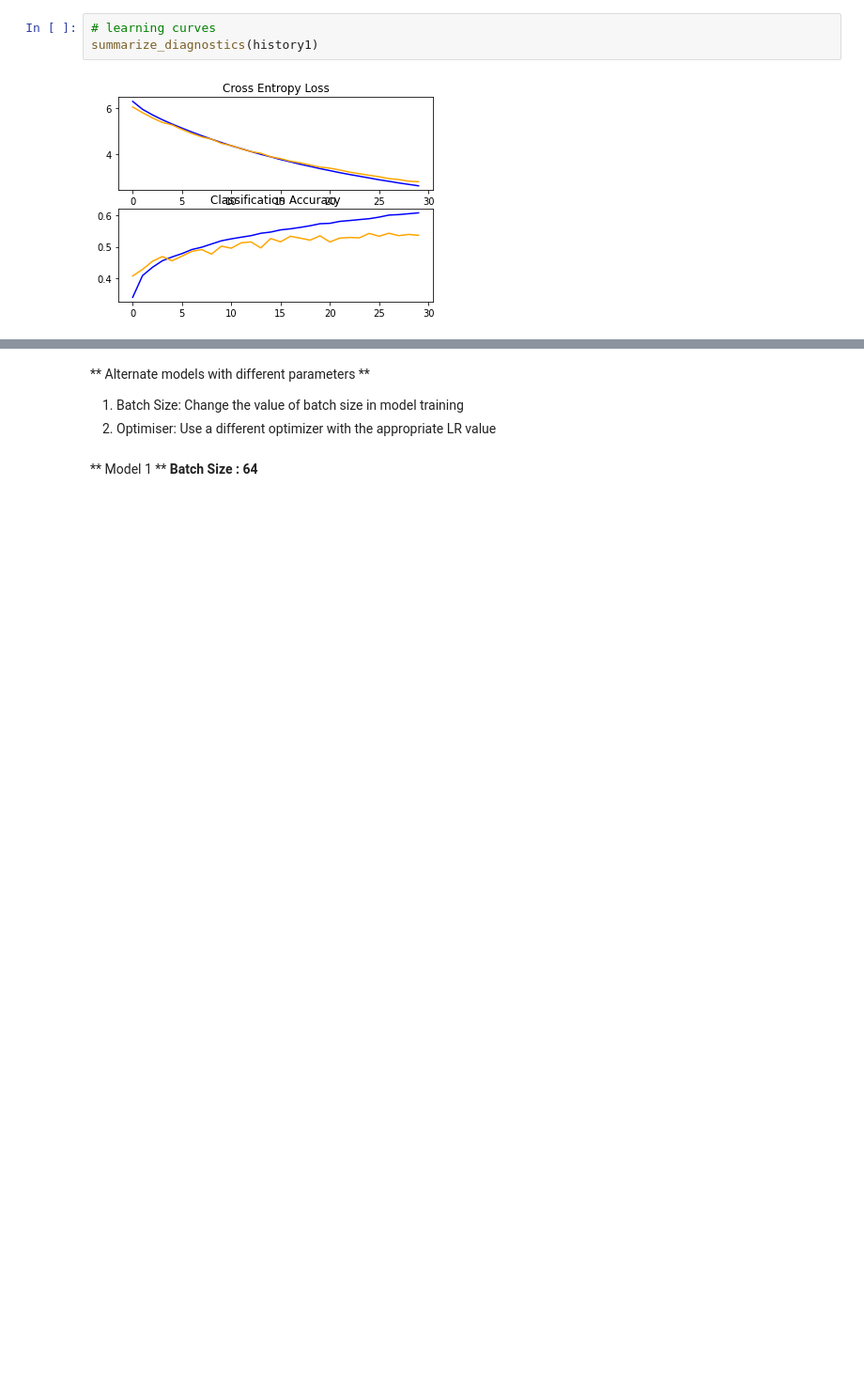
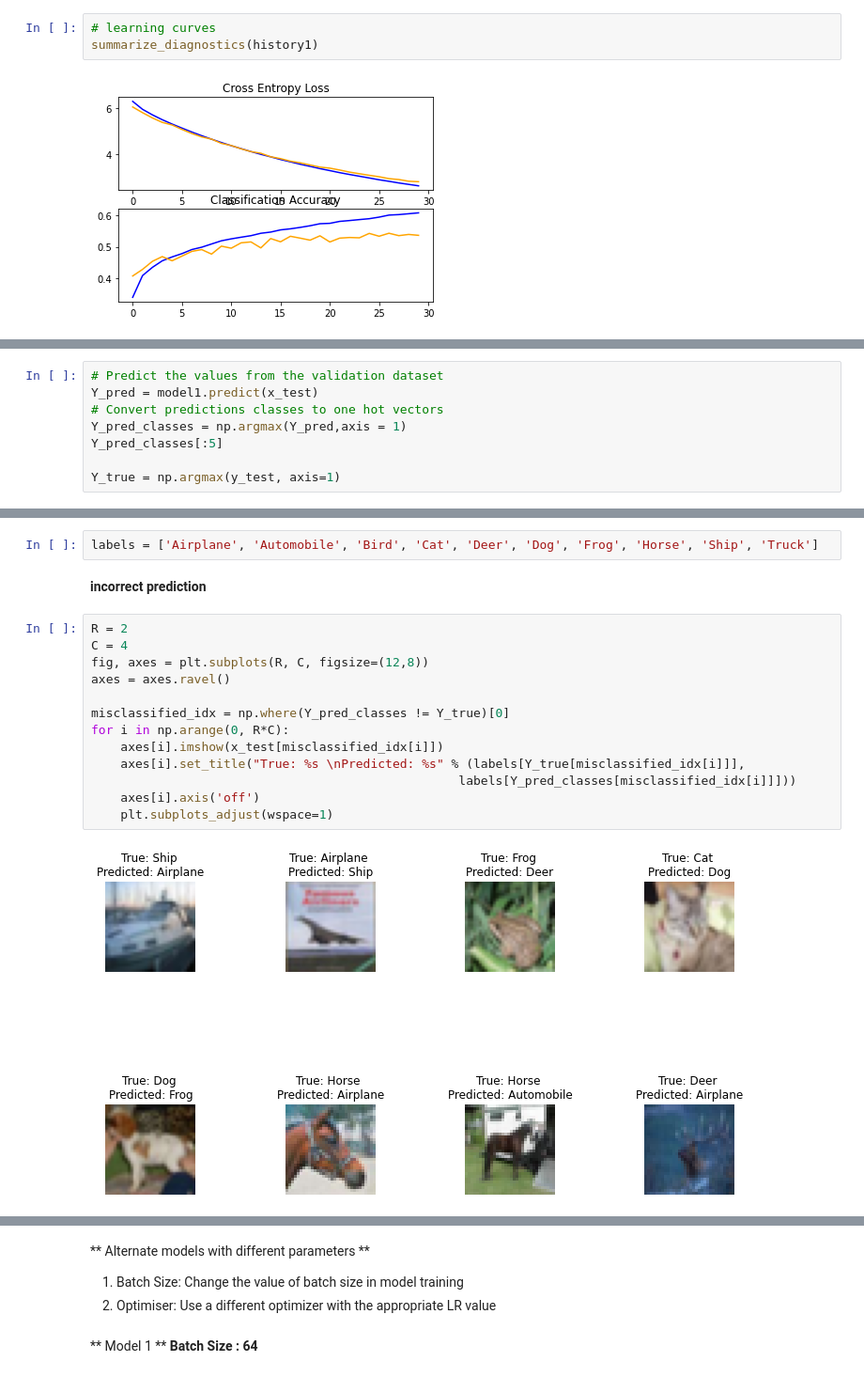
Before and after one commit to kk-ecu/MachineLearning, a Jupyter notebook: 06_CIFAR-10.ipynb, the cells around one changed output, grey strips where cells are left out. Shown at 94% size. Saved outputs shown, nothing was run; the diff lists cells and outputs as text; blank space fills up the shorter version.

```diff
--- a/06_CIFAR-10.ipynb
+++ b/06_CIFAR-10.ipynb
@@ -185,0 +192,8 @@ summarize_diagnostics(history1)
+# %%
+# Predict the values from the validation dataset
+Y_pred = model1.predict(x_test)
+# Convert predictions classes to one hot vectors
+Y_pred_classes = np.argmax(Y_pred,axis = 1)
+Y_pred_classes[:5]
+
+Y_true = np.argmax(y_test, axis=1)
@@ -185,0 +241,19 @@ summarize_diagnostics(history1)
+# %%
+labels = ['Airplane', 'Automobile', 'Bird', 'Cat', 'Deer', 'Dog', 'Frog', 'Horse', 'Ship', 'Truck']
+# %% [markdown]
+**incorrect prediction**
+# %%
+R = 2
+C = 4
+fig, axes = plt.subplots(R, C, figsize=(12,8))
+axes = axes.ravel()
+
+misclassified_idx = np.where(Y_pred_classes != Y_true)[0]
+for i in np.arange(0, R*C):
+    axes[i].imshow(x_test[misclassified_idx[i]])
+    axes[i].set_title("True: %s \nPredicted: %s" % (labels[Y_true[misclassified_idx[i]]],
+                                                  labels[Y_pred_classes[misclassified_idx[i]]]))
+    axes[i].axis('off')
+    plt.subplots_adjust(wspace=1)
+# %% [output]
+[figure, added]
```
Also changed, not shown: parts of 8 cells of this notebook.
